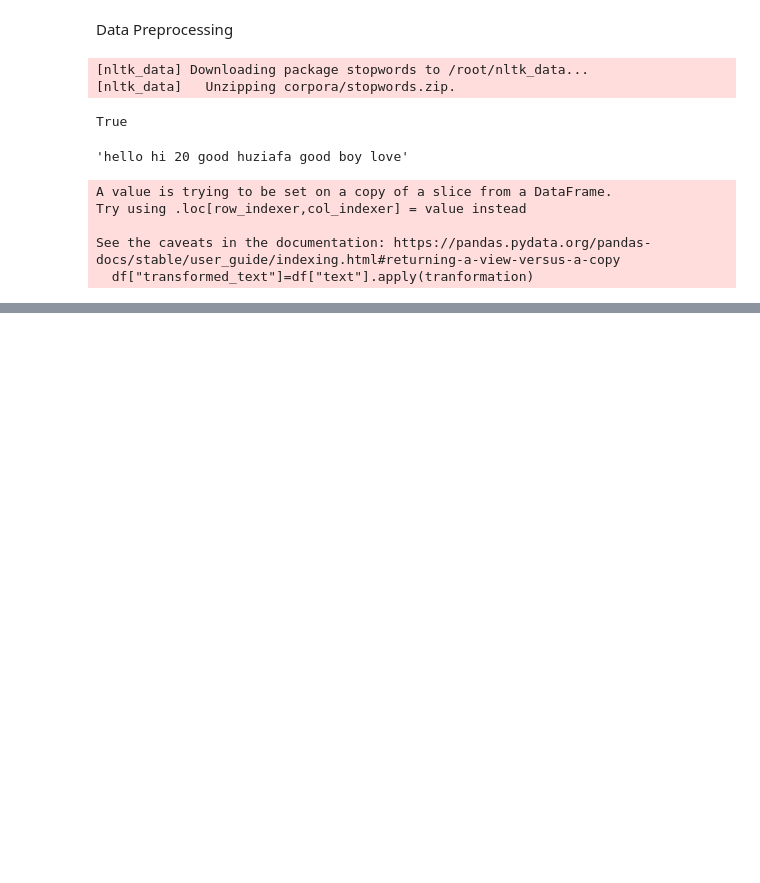
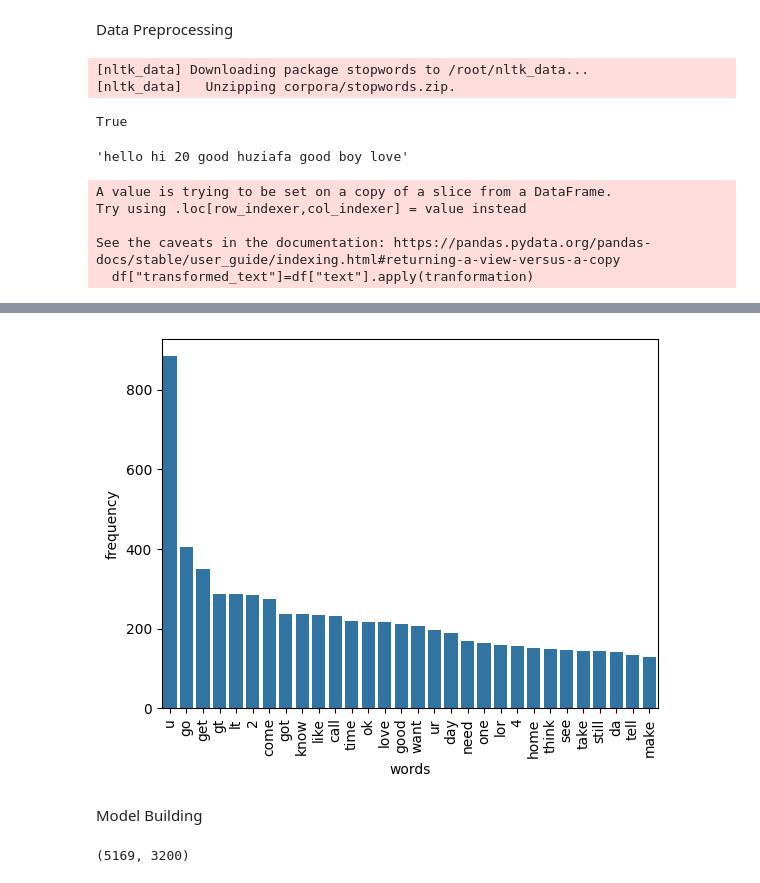
Before and after one commit to Huzaifa3242/Machine-learning-projects, a Jupyter notebook: Sms_spam_classifier.ipynb, the cells around one changed output, grey strips where cells are left out. Drawn from its saved outputs; the diff is of its cells as text; code cells hidden in the pictures; blank space fills up the shorter version.

```diff
--- a/Sms_spam_classifier.ipynb
+++ b/Sms_spam_classifier.ipynb
@@ -304,0 +325,17 @@ plt.imshow(ham)
+# %%
+# Building ham corpus
+corpus_h=[]
+for msg in df[df["target"]==0]["transformed_text"].tolist():
+  for word in msg.split():
+    corpus_h.append(word)
+# %%
+ham_words_count=Counter(corpus_h).most_common(30)
+ham_words_count_df=pd.DataFrame(ham_words_count,columns=["words","frequency"])
+# %%
+sns.barplot(x="words",y="frequency",data=ham_words_count_df)
+plt.xticks(rotation="vertical")
+plt.show()
+# %% [output]
+[figure, added]
+# %% [markdown]
+Model Building
@@ -304,0 +349,4 @@ plt.imshow(ham)
+# %%
+X.shape
+# %% [output]
+(5169, 3200)
```
Also changed, not shown: parts of 23 cells of this notebook.
